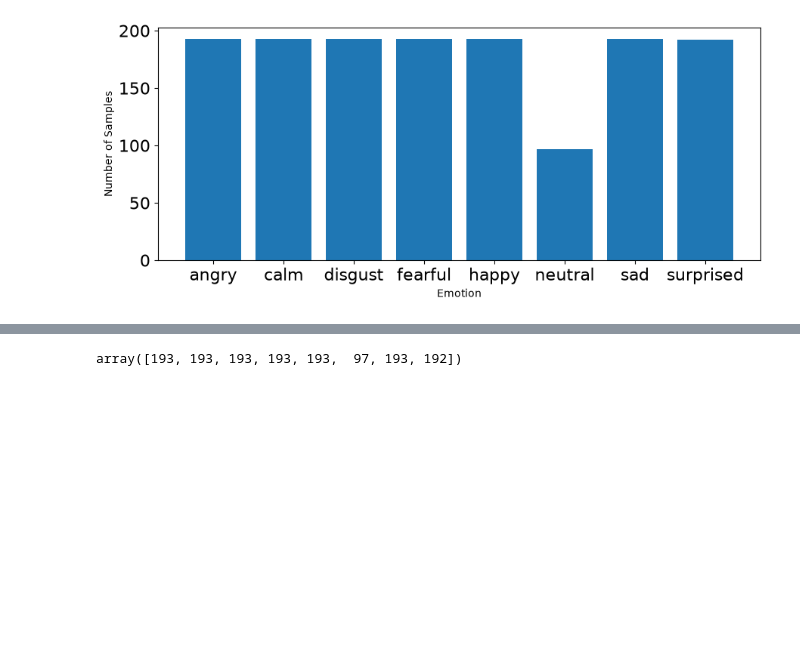
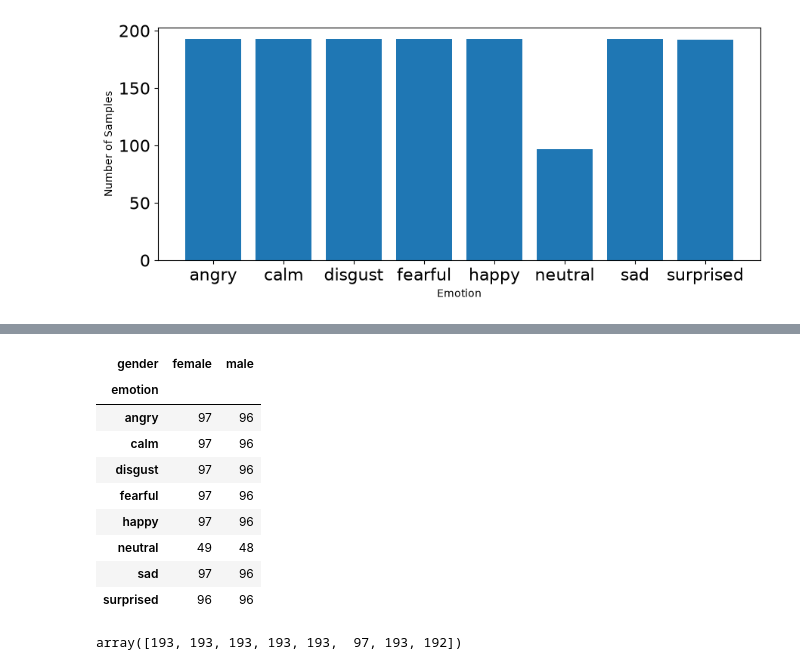
Before and after one commit to dalena3/Week2-DataPreprocessing, a Jupyter notebook: Week 2.ipynb, the cells around one changed output, grey strips where cells are left out. Drawn from its saved outputs; the diff is of its cells as text; code cells hidden in the pictures; blank space fills up the shorter version.

```diff
--- a/Week 2.ipynb
+++ b/Week 2.ipynb
@@ -804,3 +808,16 @@ plt.show()
+# %%
+counts
+# %% [output]
+| gender | female | male |
+| emotion |  |  |
+| angry | 97 | 96 |
+| calm | 97 | 96 |
+| disgust | 97 | 96 |
+| fearful | 97 | 96 |
+| happy | 97 | 96 |
+| neutral | 49 | 48 |
+| sad | 97 | 96 |
+| surprised | 96 | 96 |
 # %%
 count
 # %% [output]
```
Also changed, not shown: parts of 3 cells of this notebook.
